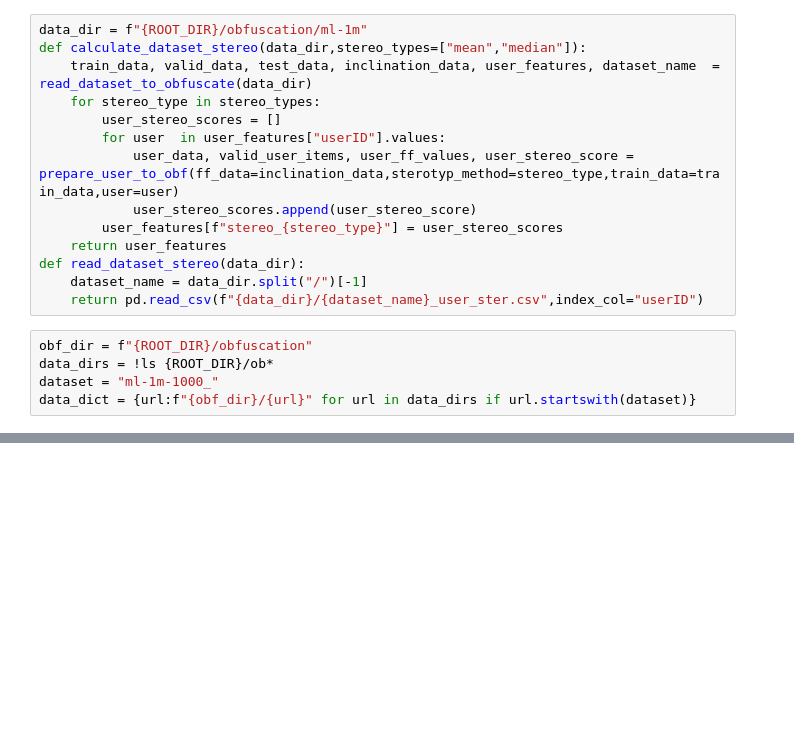
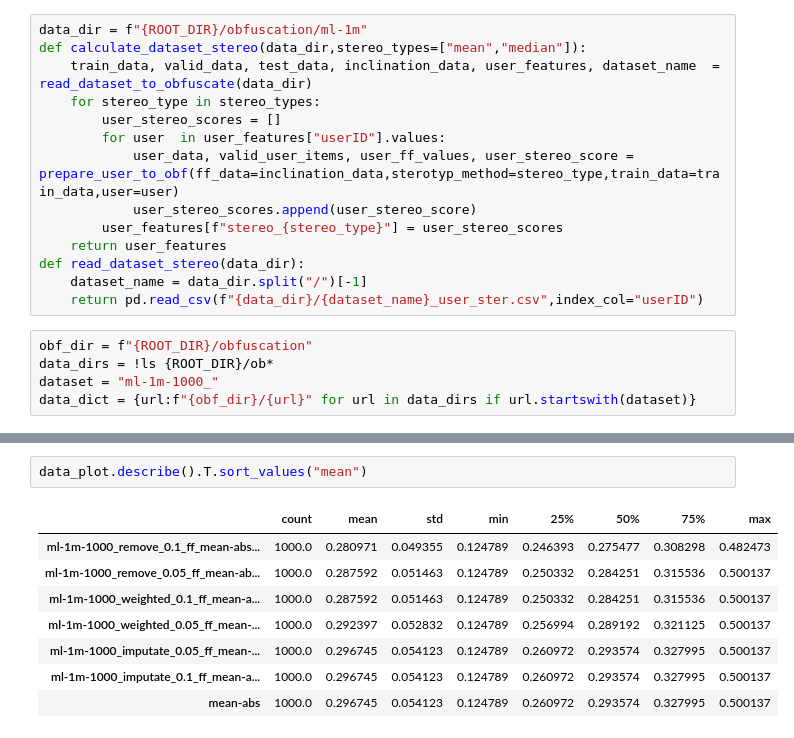
Before and after one commit to gescobedo/SBO, a Jupyter notebook: perturbation_analysis.ipynb, the cells around one changed output, grey strips where cells are left out. Drawn from its saved outputs; the diff is of its cells as text; blank space fills up the shorter version.

```diff
--- a/perturbation_analysis.ipynb
+++ b/perturbation_analysis.ipynb
@@ -66,0 +113,11 @@ sns.heatmap(data_plot[:50].T,cmap="Blues")
+# %%
+data_plot.describe().T.sort_values("mean")
+# %% [output]
+|  | count | mean | std | min | 25% | 50% | 75% | max |
+| ml-1m-1000_remove_0.1_ff_mean-abs... | 1000.0 | 0.280971 | 0.049355 | 0.124789 | 0.246393 | 0.275477 | 0.308298 | 0.482473 |
+| ml-1m-1000_remove_0.05_ff_mean-ab... | 1000.0 | 0.287592 | 0.051463 | 0.124789 | 0.250332 | 0.284251 | 0.315536 | 0.500137 |
+| ml-1m-1000_weighted_0.1_ff_mean-a... | 1000.0 | 0.287592 | 0.051463 | 0.124789 | 0.250332 | 0.284251 | 0.315536 | 0.500137 |
+| ml-1m-1000_weighted_0.05_ff_mean-... | 1000.0 | 0.292397 | 0.052832 | 0.124789 | 0.256994 | 0.289192 | 0.321125 | 0.500137 |
+| ml-1m-1000_imputate_0.05_ff_mean-... | 1000.0 | 0.296745 | 0.054123 | 0.124789 | 0.260972 | 0.293574 | 0.327995 | 0.500137 |
+| ml-1m-1000_imputate_0.1_ff_mean-a... | 1000.0 | 0.296745 | 0.054123 | 0.124789 | 0.260972 | 0.293574 | 0.327995 | 0.500137 |
+| mean-abs | 1000.0 | 0.296745 | 0.054123 | 0.124789 | 0.260972 | 0.293574 | 0.327995 | 0.500137 |
```
Also changed, not shown: parts of 6 cells of this notebook, 4 other files.
